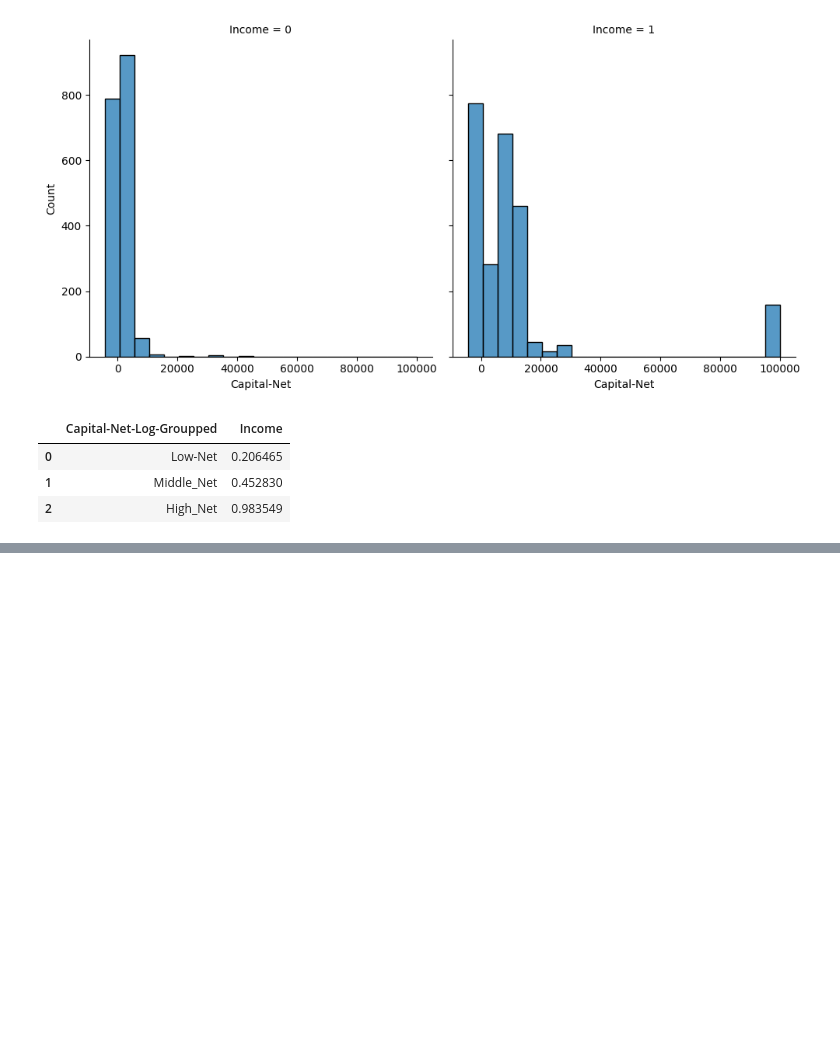
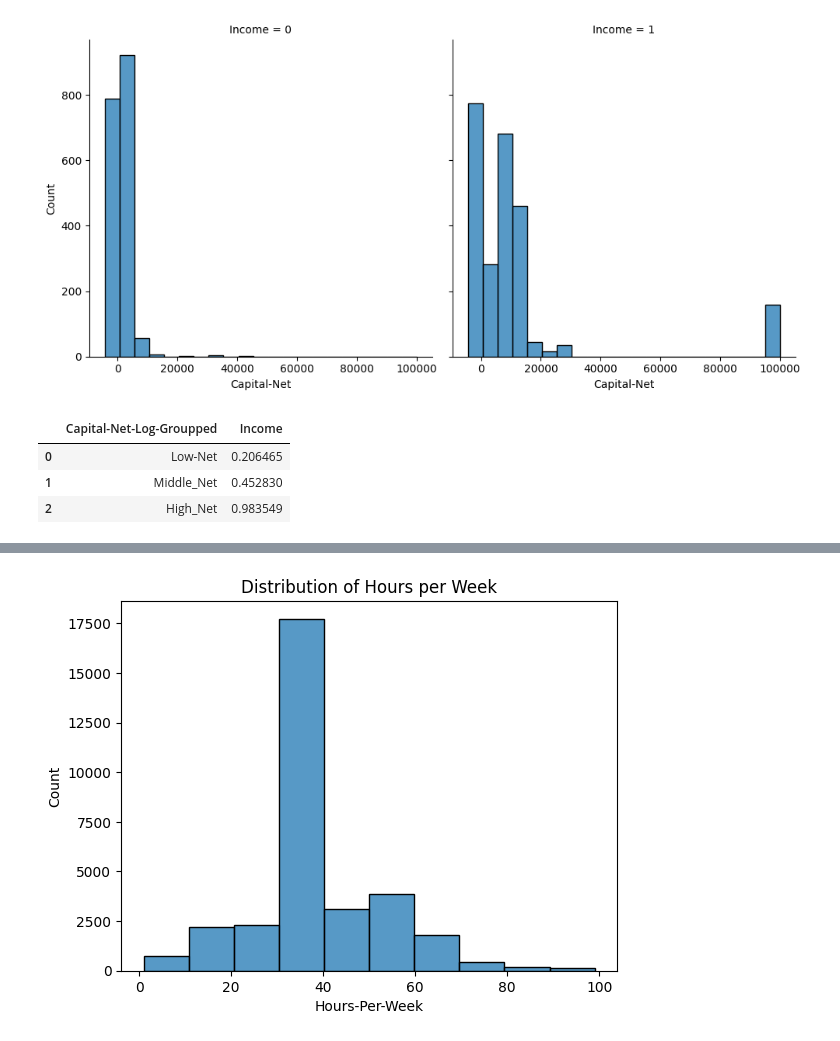
Before and after one commit to baranCapik/machine-learning-on-adult-dataset, a Jupyter notebook: Kaggle-Adult-Ver1.ipynb, the cells around one changed output, grey strips where cells are left out. Saved outputs shown, nothing was run; the diff lists cells and outputs as text; code cells hidden in the pictures; blank space fills up the shorter version.

```diff
--- a/Kaggle-Adult-Ver1.ipynb
+++ b/Kaggle-Adult-Ver1.ipynb
@@ -379,2 +387,2 @@ originalDf = df.copy()
 # %%
-df.drop()
+df = df.drop(['Capital-Gain', 'Capital-Loss', 'Capital-Net', 'Capital-Net-Log', 'Capital-Net-Log-Groupped'], axis= 1)
@@ -388,0 +421,2 @@ df.drop()
+# %%
+df['Native-Country'] = df['Native-Country'].apply(lambda x: 'US' if x == 'United-States' else 'Other')
@@ -388,0 +456,7 @@ df.drop()
+# %%
+sns.histplot(df['Hours-Per-Week'], bins = 10)
+plt.title("Distribution of Hours per Week")
+plt.show()
+#Working hours seems normal in this dataset i will just bin them
+# %% [output]
+[figure, added]
```
Also changed, not shown: parts of 11 cells of this notebook.
